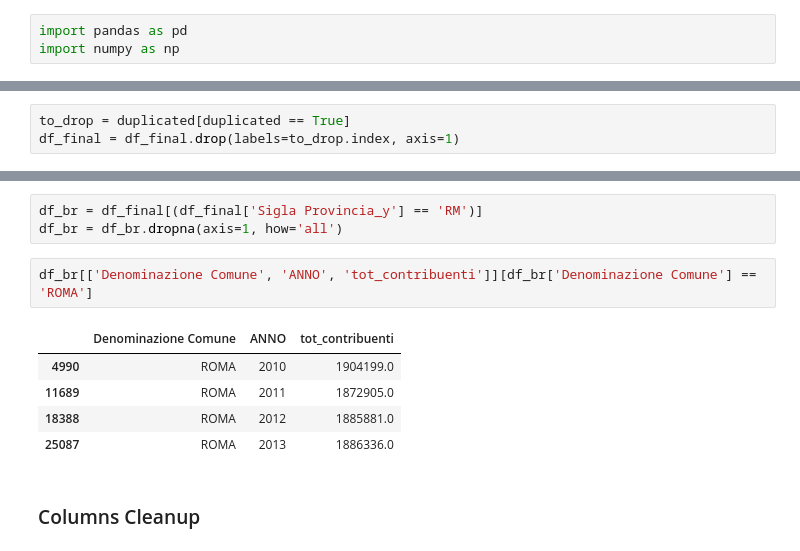
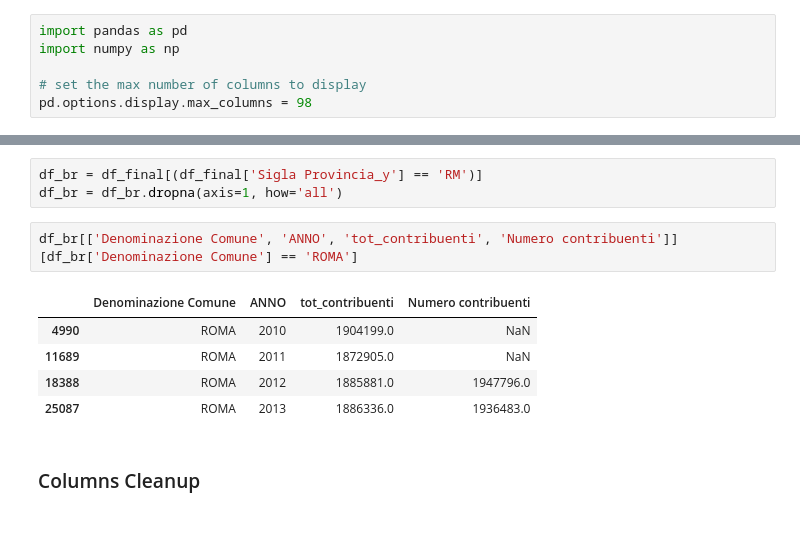
Before and after one commit to teamdigitale/daf-data-science, a Jupyter notebook: opencivitas/data-preparation-fabio.ipynb, the cells around one changed output, grey strips where cells are left out. Cells and saved outputs as stored; diff of their text form.

```diff
--- a/opencivitas/data-preparation-fabio.ipynb
+++ b/opencivitas/data-preparation-fabio.ipynb
@@ -5,6 +5,9 @@ Contiene i costi rilevati per i vari comuni usando: questionario, istat e altri
 # %%
 import pandas as pd
 import numpy as np
+
+# set the max number of columns to display
+pd.options.display.max_columns = 98
 # %%
 ! head -n 2 '../pac_sose/economia/spesa_comuni/spesa_storica_servizi/spesa_storica_servizi.csv.read'
 # %% [output]
@@ -221,3 +233,0 @@ dtype: bool
-# %%
-to_drop = duplicated[duplicated == True]
-df_final = df_final.drop(labels=to_drop.index, axis=1)
@@ -347,13 +341,13 @@ Check the results
 df_br = df_final[(df_final['Sigla Provincia_y'] == 'RM')]
 df_br = df_br.dropna(axis=1, how='all')
 # %%
-df_br[['Denominazione Comune', 'ANNO', 'tot_contribuenti']][df_br['Denominazione Comune'] == 'ROMA']
+df_br[['Denominazione Comune', 'ANNO', 'tot_contribuenti', 'Numero contribuenti']][df_br['Denominazione Comune'] == 'ROMA']
 # %% [output]
-|  | Denominazione Comune | ANNO | tot_contribuenti |
-| 4990 | ROMA | 2010 | 1904199.0 |
-| 11689 | ROMA | 2011 | 1872905.0 |
-| 18388 | ROMA | 2012 | 1885881.0 |
-| 25087 | ROMA | 2013 | 1886336.0 |
+|  | Denominazione Comune | ANNO | tot_contribuenti | Numero contribuenti |
+| 4990 | ROMA | 2010 | 1904199.0 | NaN |
+| 11689 | ROMA | 2011 | 1872905.0 | NaN |
+| 18388 | ROMA | 2012 | 1885881.0 | 1947796.0 |
+| 25087 | ROMA | 2013 | 1886336.0 | 1936483.0 |
 # %% [markdown]
 ### Columns Cleanup
 # %%
```
Also changed, not shown: parts of 22 cells of this notebook, 3 other files.
